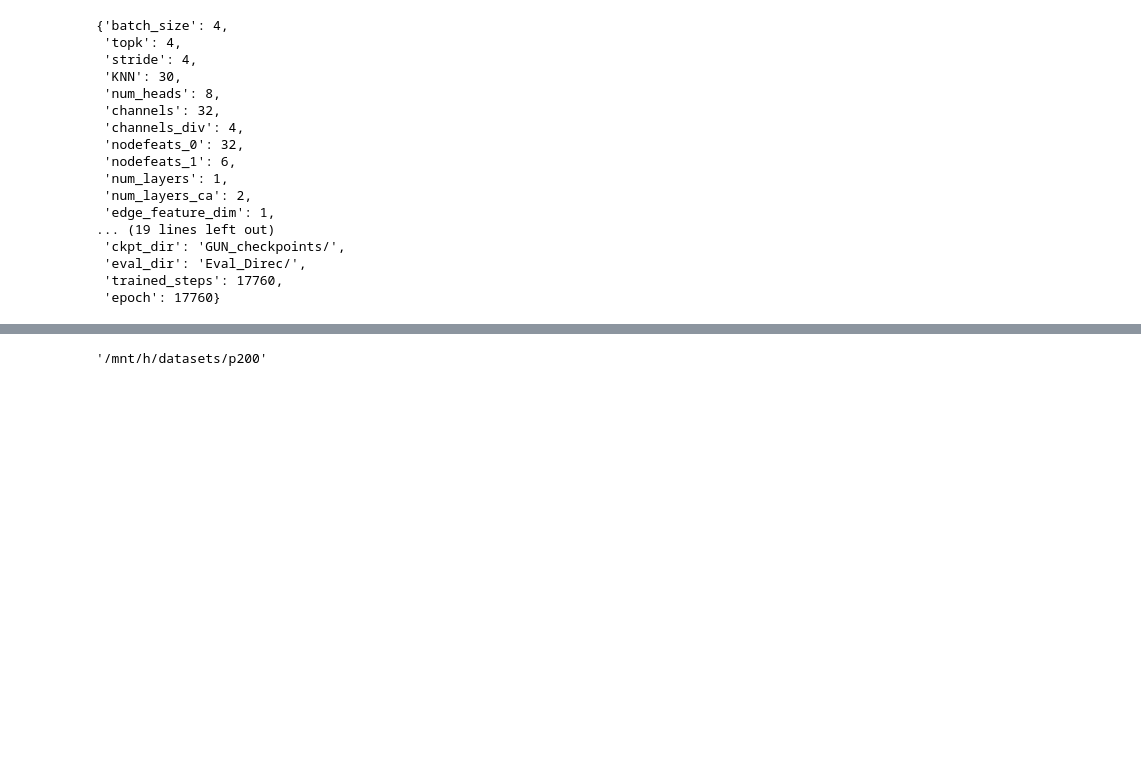
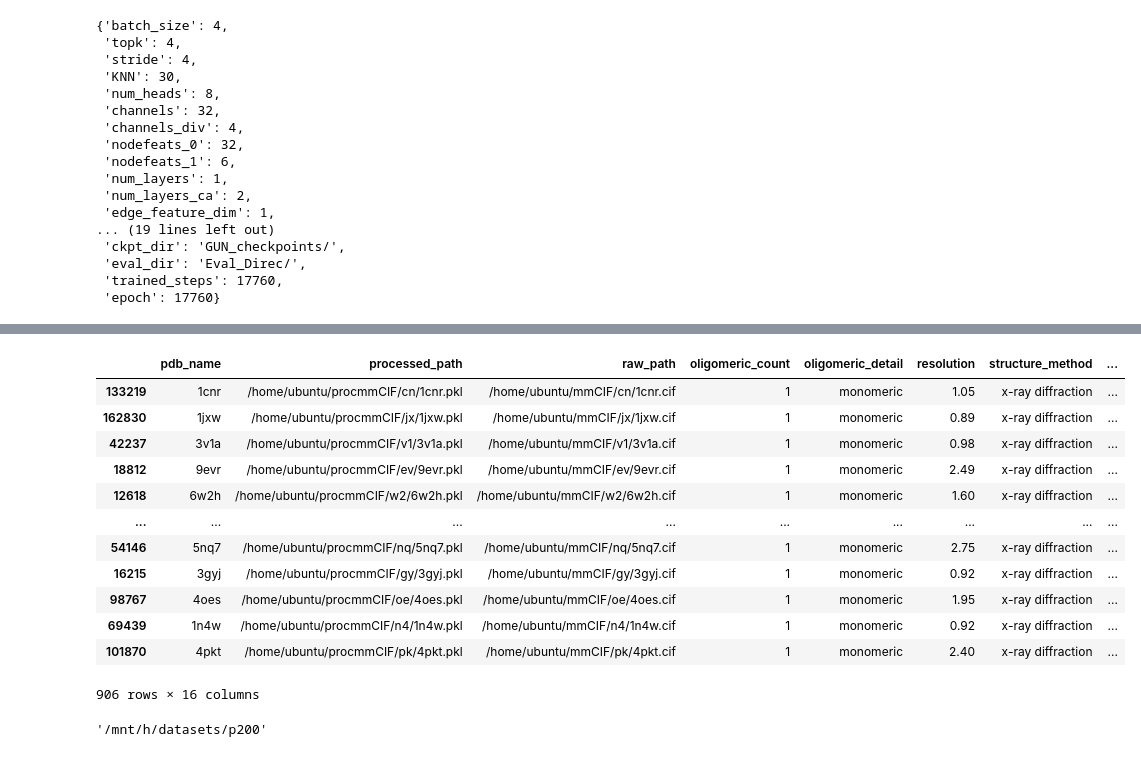
Before and after one commit to NickWoodall/GraphUNet_SE3Diff, a Jupyter notebook: test_env.ipynb, the cells around one changed output, grey strips where cells are left out. Cells and saved outputs as stored; diff of their text form; code cells hidden in the pictures; blank space fills up the shorter version.

```diff
--- a/test_env.ipynb
+++ b/test_env.ipynb
@@ -50,0 +94,16 @@ ld['conf']
+# %%
+sampled_order
+# %% [output]
+|  | pdb_name | processed_path | raw_path | oligomeric_count | oligomeric_detail | resolution | structure_method | ... |
+| 133219 | 1cnr | /home/ubuntu/procmmCIF/cn/1cnr.pkl | /home/ubuntu/mmCIF/cn/1cnr.cif | 1 | monomeric | 1.05 | x-ray diffraction | ... |
+| 162830 | 1jxw | /home/ubuntu/procmmCIF/jx/1jxw.pkl | /home/ubuntu/mmCIF/jx/1jxw.cif | 1 | monomeric | 0.89 | x-ray diffraction | ... |
+| 42237 | 3v1a | /home/ubuntu/procmmCIF/v1/3v1a.pkl | /home/ubuntu/mmCIF/v1/3v1a.cif | 1 | monomeric | 0.98 | x-ray diffraction | ... |
+| 18812 | 9evr | /home/ubuntu/procmmCIF/ev/9evr.pkl | /home/ubuntu/mmCIF/ev/9evr.cif | 1 | monomeric | 2.49 | x-ray diffraction | ... |
+| 12618 | 6w2h | /home/ubuntu/procmmCIF/w2/6w2h.pkl | /home/ubuntu/mmCIF/w2/6w2h.cif | 1 | monomeric | 1.60 | x-ray diffraction | ... |
+| ... | ... | ... | ... | ... | ... | ... | ... | ... |
+| 54146 | 5nq7 | /home/ubuntu/procmmCIF/nq/5nq7.pkl | /home/ubuntu/mmCIF/nq/5nq7.cif | 1 | monomeric | 2.75 | x-ray diffraction | ... |
+| 16215 | 3gyj | /home/ubuntu/procmmCIF/gy/3gyj.pkl | /home/ubuntu/mmCIF/gy/3gyj.cif | 1 | monomeric | 0.92 | x-ray diffraction | ... |
+| 98767 | 4oes | /home/ubuntu/procmmCIF/oe/4oes.pkl | /home/ubuntu/mmCIF/oe/4oes.cif | 1 | monomeric | 1.95 | x-ray diffraction | ... |
+| 69439 | 1n4w | /home/ubuntu/procmmCIF/n4/1n4w.pkl | /home/ubuntu/mmCIF/n4/1n4w.cif | 1 | monomeric | 0.92 | x-ray diffraction | ... |
+| 101870 | 4pkt | /home/ubuntu/procmmCIF/pk/4pkt.pkl | /home/ubuntu/mmCIF/pk/4pkt.cif | 1 | monomeric | 2.40 | x-ray diffraction | ... |
+906 rows × 16 columns
```
Also changed, not shown: parts of 10 cells of this notebook, 3 other files.
